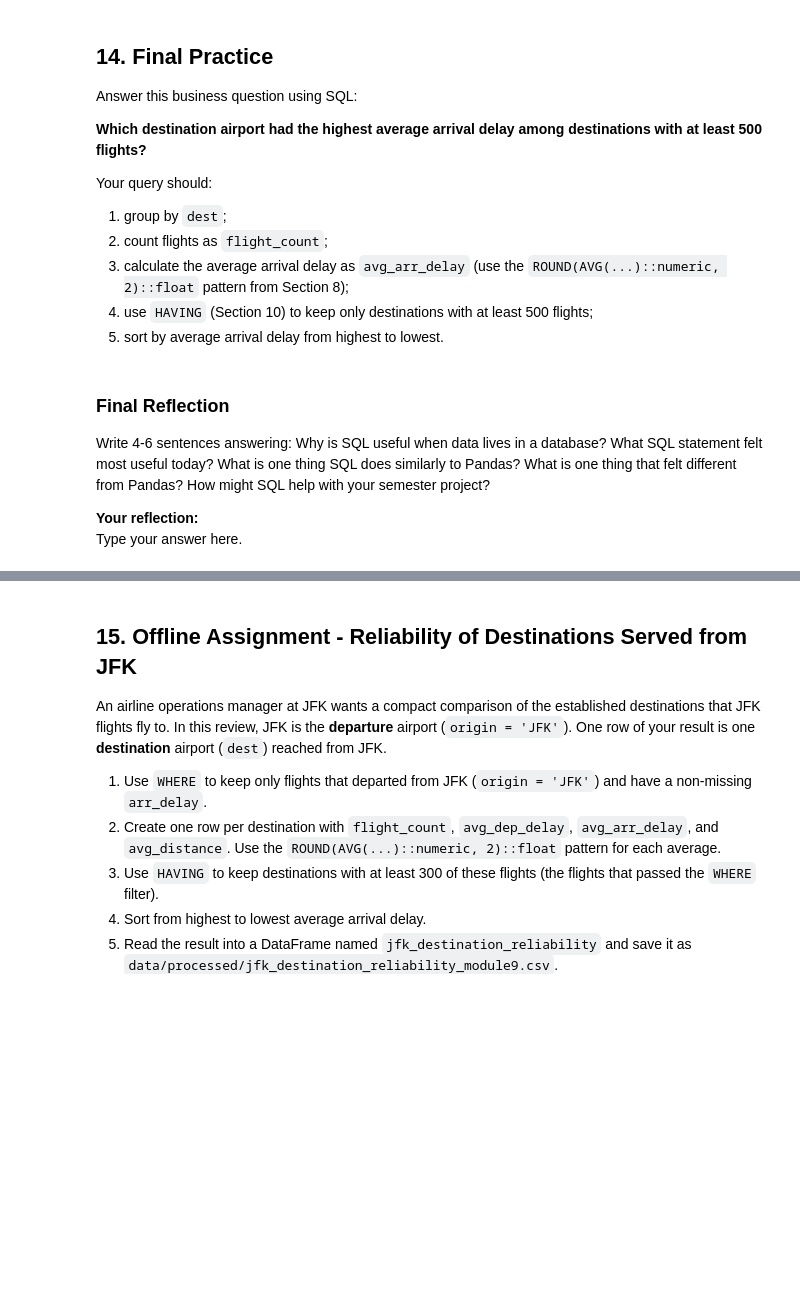
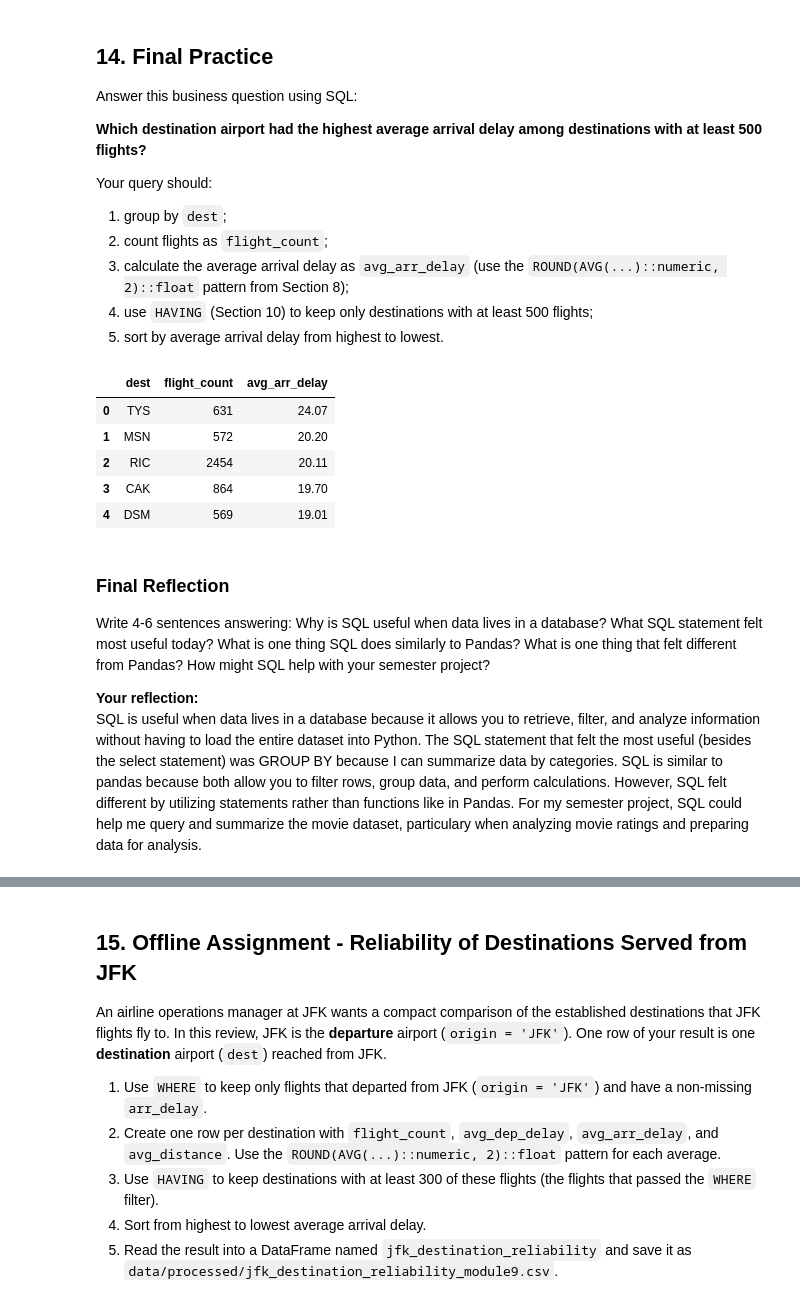
Before and after one commit to cassandrakgomez/ban6003-week09-10-cassandragomez, a Jupyter notebook: notebooks/module9_neon_sql_fundamentals_guided_lab.ipynb, the cells around one changed output, grey strips where cells are left out. Cells and saved outputs as stored; diff of their text form; code cells hidden in the pictures; blank space fills up the shorter version.

```diff
--- a/notebooks/module9_neon_sql_fundamentals_guided_lab.ipynb
+++ b/notebooks/module9_neon_sql_fundamentals_guided_lab.ipynb
@@ -776,18 +893,32 @@ Your query should:
 # %%
 # Final Practice
 query = """
-
+SELECT
+    dest,
+    COUNT(*) AS flight_count,
+    ROUND(AVG(arr_delay)::numeric, 2)::float AS avg_arr_delay
+FROM flights
+GROUP BY dest
+HAVING COUNT(*) >= 500
+ORDER BY avg_arr_delay DESC;
 """
 
 destination_delay_summary = run_query(query, engine)
 destination_delay_summary.head()
+# %% [output]
+|  | dest | flight_count | avg_arr_delay |
+| 0 | TYS | 631 | 24.07 |
+| 1 | MSN | 572 | 20.20 |
+| 2 | RIC | 2454 | 20.11 |
+| 3 | CAK | 864 | 19.70 |
+| 4 | DSM | 569 | 19.01 |
 # %% [markdown]
 ### Final Reflection
 
 Write 4-6 sentences answering: Why is SQL useful when data lives in a database? What SQL statement felt most useful today? What is one thing SQL does similarly to Pandas? What is one thing that felt different from Pandas? How might SQL help with your semester project?
 
 **Your reflection:**
-Type your answer here.
+SQL is useful when data lives in a database because it allows you to retrieve, filter, and analyze information without having to load the entire dataset into Python. The SQL statement that felt the most useful (besides the select statement) was GROUP BY because I can summarize data by categories. SQL is similar to pandas because both allow you to filter rows, group data, and perform calculations. However, SQL felt different by utilizing statements rather than functions like in Pandas. For my semester project, SQL could help me query and summarize the movie dataset, particulary when analyzing movie ratings and preparing data for analysis.
 # %%
 output_dir = repo_root / "data" / "processed"
 output_dir.mkdir(parents=True, exist_ok=True)
```
Also changed, not shown: parts of 18 cells of this notebook, 2 other files.
